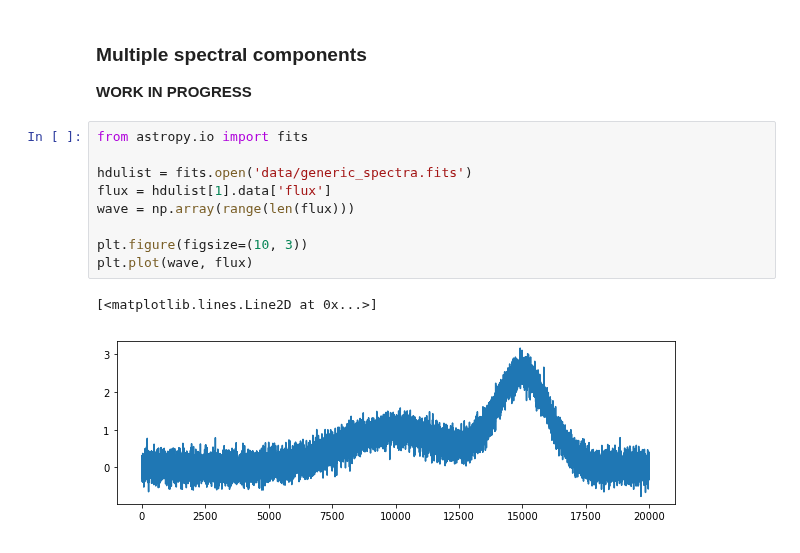
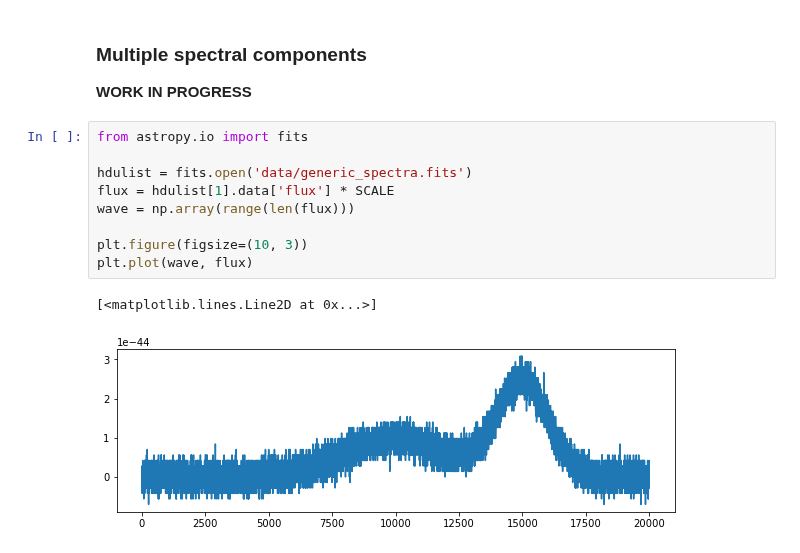
Before and after one commit to ibusko/experiments_specviz, a Jupyter notebook: experiment_normalization.ipynb, the cells around one changed output. Cells and saved outputs as stored; diff of their text form.

```diff
--- a/experiment_normalization.ipynb
+++ b/experiment_normalization.ipynb
@@ -288,13 +288,13 @@ Optimization terminated successfully.
 # %%
 from astropy.io import fits
 
 hdulist = fits.open('data/generic_spectra.fits')
-flux = hdulist[1].data['flux']
+flux = hdulist[1].data['flux'] * SCALE
 wave = np.array(range(len(flux)))
 
 plt.figure(figsize=(10, 3))
 plt.plot(wave, flux)
 # %% [output]
 [<matplotlib.lines.Line2D at 0x...>]
-[figure, old version]
+[figure, new version]
 # %%
```
Also changed, not shown: parts of 4 cells of this notebook.
